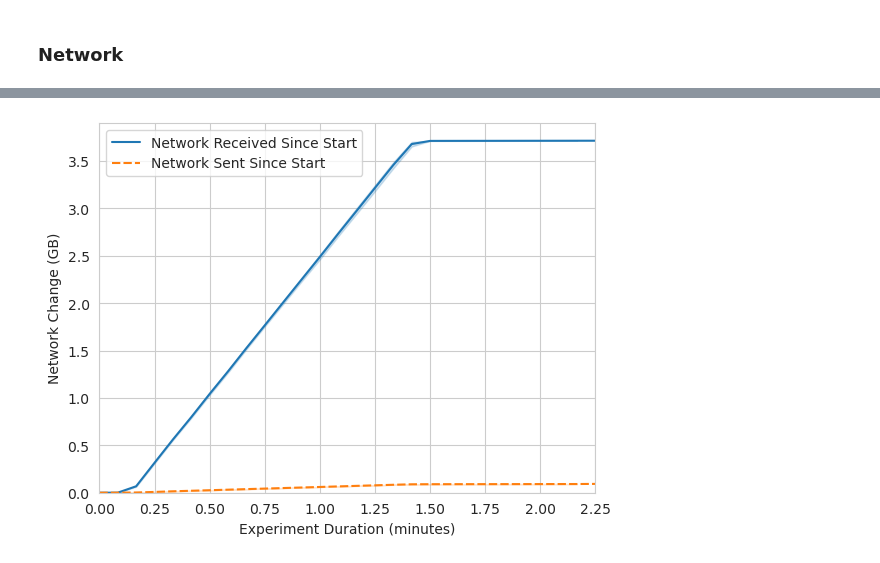
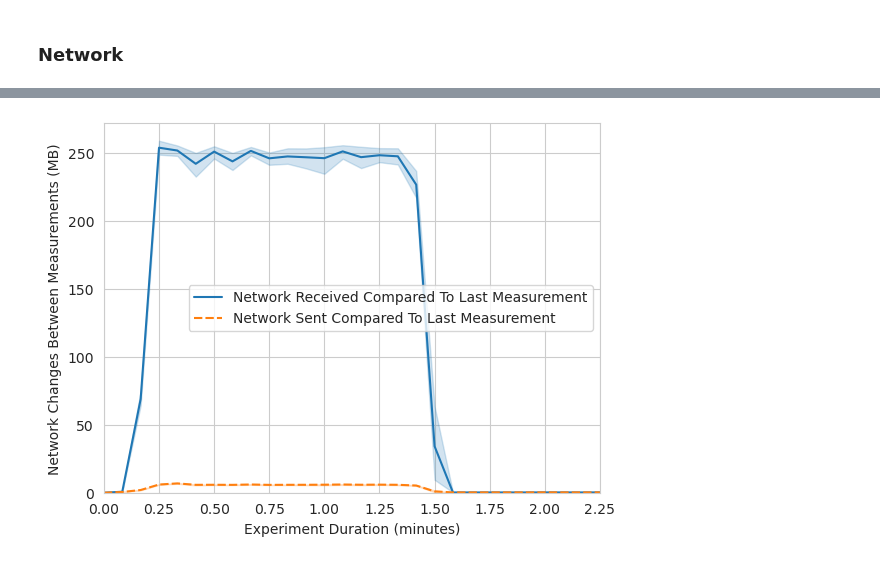
Before and after one commit to oakestra/oakestra-cli, a Jupyter notebook: oak_cli/evaluation/localhost_resources/graphs.ipynb, the cells around one changed output, grey strips where cells are left out. Cells and saved outputs as stored; diff of their text form; code cells hidden in the pictures.

```diff
--- a/oak_cli/evaluation/localhost_resources/graphs.ipynb
+++ b/oak_cli/evaluation/localhost_resources/graphs.ipynb
@@ -150,18 +117,14 @@ plt.show()
 # %%
-NETWORK_COMPARED_TO_START_KEYS = [ExperimentCSVKeys.NETWORK_RECEIVED_SINCE_START.value, ExperimentCSVKeys.NETWORK_SENT_SINCE_START.value]
+NETWORK_COMPARED_TO_LAST_MEASUREMENT_KEYS = [ExperimentCSVKeys.NETWORK_RECEIVED_COMPARED_TO_LAST_MEASUREMENT.value, ExperimentCSVKeys.NETWORK_SENT_COMPARED_TO_LAST_MEASUREMENT.value]
 
-
-if USE_ROLLING_WINDOW:
-    apply_rolling_window(df=df, keys=NETWORK_COMPARED_TO_START_KEYS)
-
-sns.lineplot(data=df[NETWORK_COMPARED_TO_START_KEYS] / 1024)
+sns.lineplot(data=df[NETWORK_COMPARED_TO_LAST_MEASUREMENT_KEYS])
 plt.xlabel(get_experiment_duration_label())
-plt.ylabel("Network Change (GB)")
+plt.ylabel("Network Changes Between Measurements (MB)")
 
 # Constrain axes e.g. start at 0
 plt.xlim([0, max(df.index)])
 plt.ylim(0)
 
 plt.show()
 # %% [output]
-[figure, old version]
+[figure, new version]
```
Also changed, not shown: parts of 10 cells of this notebook, 3 other files.
